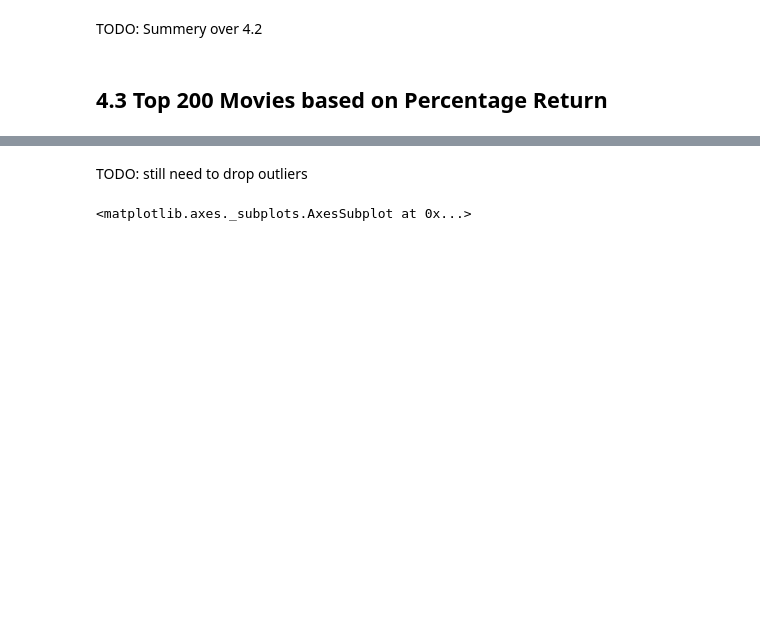
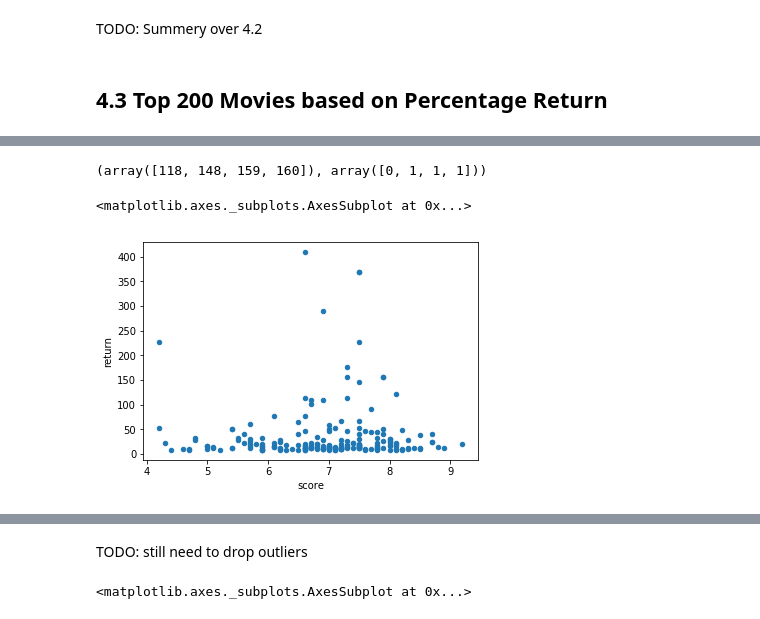
Before and after one commit to wensu425/Cogs108_Movie_Prediction, a Jupyter notebook: Movie_prediction.ipynb, the cells around one changed output, grey strips where cells are left out. Saved outputs shown, nothing was run; the diff lists cells and outputs as text; code cells hidden in the pictures; blank space fills up the shorter version.

```diff
--- a/Movie_prediction.ipynb
+++ b/Movie_prediction.ipynb
@@ -525,0 +529,11 @@ TODO: outliers, we need to drop them
+# %%
+#Identify the outliar
+z = np.abs(stats.zscore(score_vs_return_df))
+threshold = 3
+print(np.where(z > threshold))
+score_vs_return_df = score_vs_return_df.drop(score_vs_return_df.index[[118,148,159,160]])
+score_vs_return_df.plot.scatter(x = 'score', y = 'return')
+# %% [output]
+(array([118, 148, 159, 160]), array([0, 1, 1, 1]))
+<matplotlib.axes._subplots.AxesSubplot at 0x...>
+[figure, added]
```
Also changed, not shown: parts of 27 cells of this notebook.
